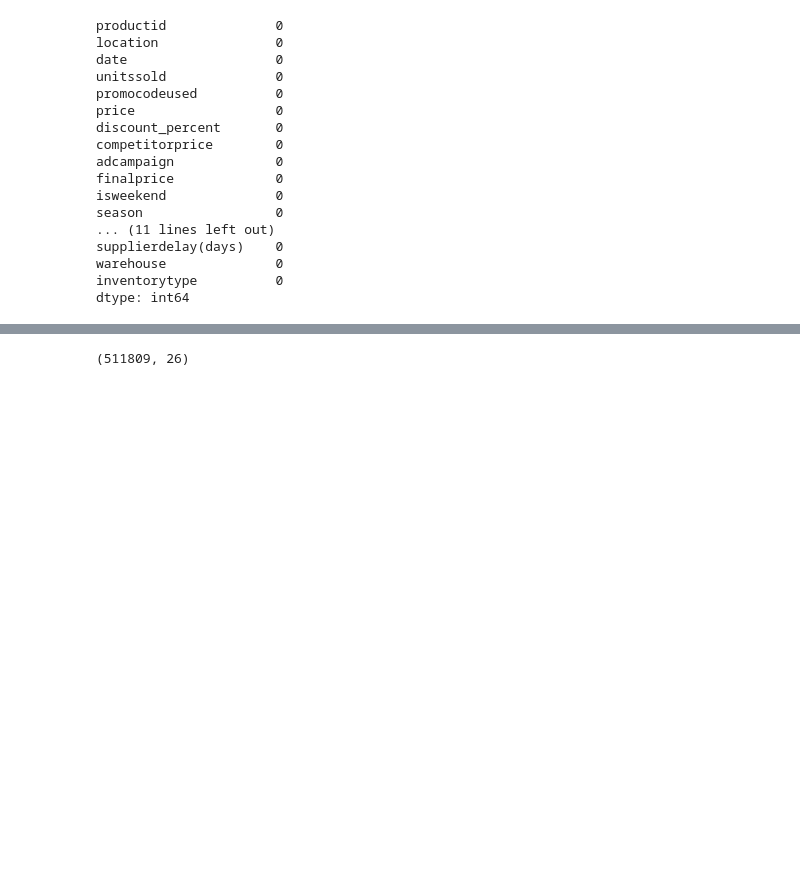
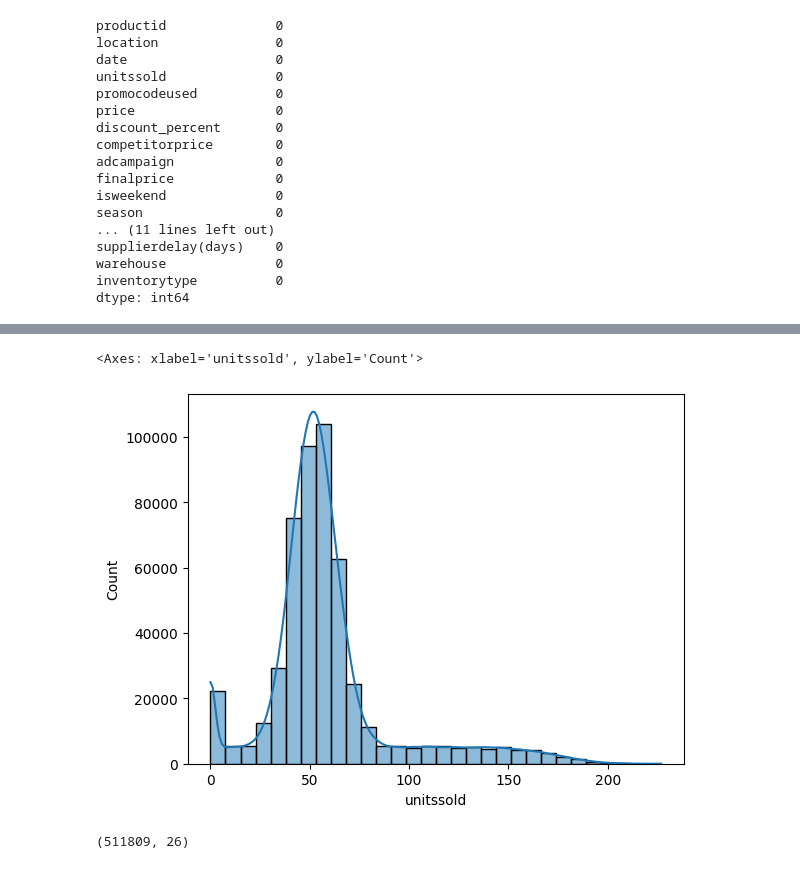
Before and after one commit to sachinn854/Product-Demand-Forecasting, a Jupyter notebook: 6_Merge File/merge.ipynb, the cells around one changed output, grey strips where cells are left out. Drawn from its saved outputs; the diff is of its cells as text; code cells hidden in the pictures; blank space fills up the shorter version.

```diff
--- a/6_Merge File/merge.ipynb
+++ b/6_Merge File/merge.ipynb
@@ -201,3 +217,23 @@ dtype: int64
+# %%
+import numpy as np
+
+# Make sure these columns exist
+final_df['unitssold'] = (
+    200  # base demand
+    - final_df['price'] * 0.5
+    + final_df['discount_percent'] * 2
+    + np.where(final_df['season'] == 'Winter', 10, 0)
+    + np.random.normal(0, 10, size=len(final_df))  # noise
+)
+
+# Round and clip
+final_df['unitssold'] = final_df['unitssold'].round().clip(lower=0)
+# %%
+import seaborn as sns
+sns.histplot(final_df['unitssold'], bins=30, kde=True)
+# %% [output]
+<Axes: xlabel='unitssold', ylabel='Count'>
+[figure, added]
 # %%
 final_df.to_csv("Master_file.csv",index=False)
 # %%
```
Also changed, not shown: parts of 1 cell of this notebook, 4 other files.
